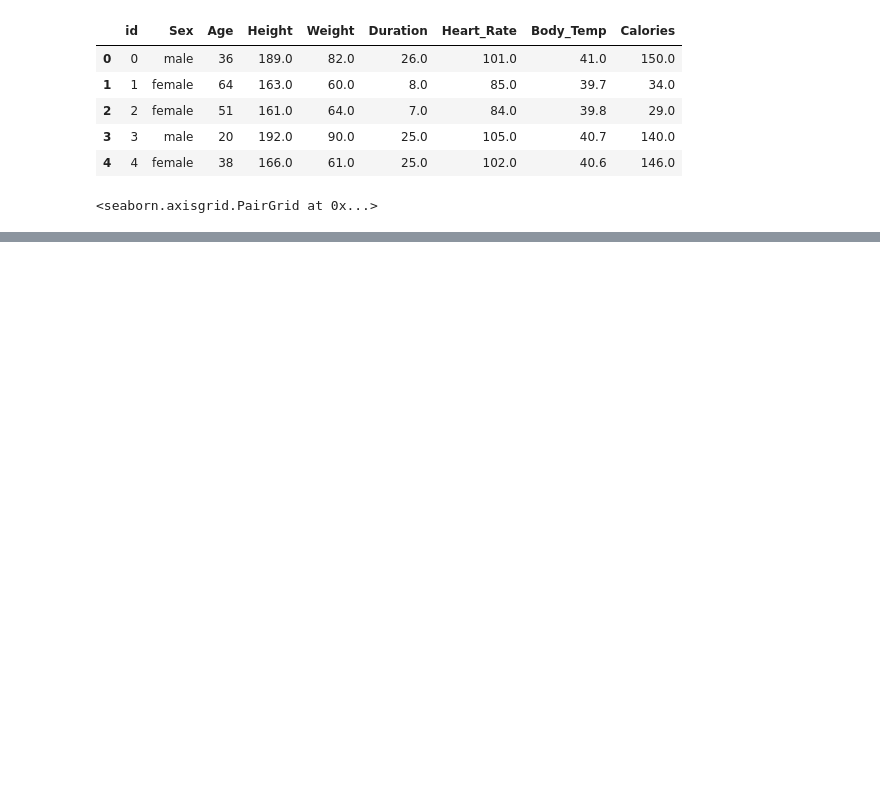
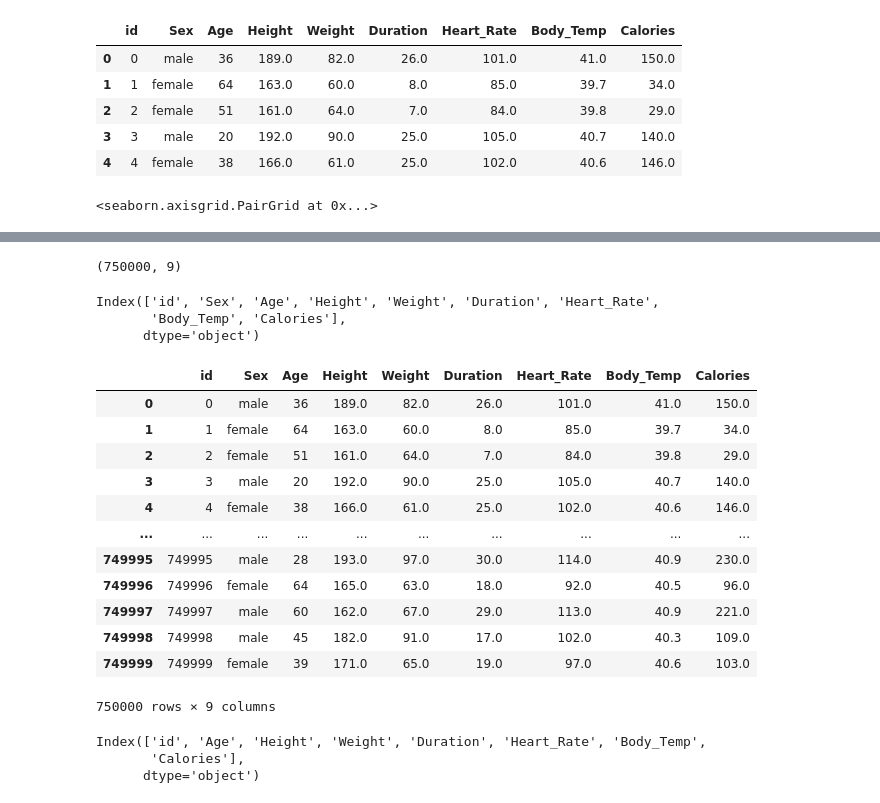
Before and after one commit to Abu-Taher01/Predict-Calorie-Expenditure, a Jupyter notebook: Welcome_To_Colab.ipynb, the cells around one changed output, grey strips where cells are left out. Saved outputs shown, nothing was run; the diff lists cells and outputs as text; code cells hidden in the pictures; blank space fills up the shorter version.

```diff
--- a/Welcome_To_Colab.ipynb
+++ b/Welcome_To_Colab.ipynb
@@ -97,0 +131,35 @@ import seaborn as sns
+# %%
+#dimensions of the dataframe
+train_df.shape
+# %% [output]
+(750000, 9)
+# %%
+train_df.columns
+# %% [output]
+Index(['id', 'Sex', 'Age', 'Height', 'Weight', 'Duration', 'Heart_Rate',
+       'Body_Temp', 'Calories'],
+      dtype='object')
+# %%
+#droping the duplicate values
+train_df.drop_duplicates()
+# %% [output]
+|  | id | Sex | Age | Height | Weight | Duration | Heart_Rate | Body_Temp | Calories |
+| 0 | 0 | male | 36 | 189.0 | 82.0 | 26.0 | 101.0 | 41.0 | 150.0 |
+| 1 | 1 | female | 64 | 163.0 | 60.0 | 8.0 | 85.0 | 39.7 | 34.0 |
+| 2 | 2 | female | 51 | 161.0 | 64.0 | 7.0 | 84.0 | 39.8 | 29.0 |
+| 3 | 3 | male | 20 | 192.0 | 90.0 | 25.0 | 105.0 | 40.7 | 140.0 |
+| 4 | 4 | female | 38 | 166.0 | 61.0 | 25.0 | 102.0 | 40.6 | 146.0 |
+| ... | ... | ... | ... | ... | ... | ... | ... | ... | ... |
+| 749995 | 749995 | male | 28 | 193.0 | 97.0 | 30.0 | 114.0 | 40.9 | 230.0 |
+| 749996 | 749996 | female | 64 | 165.0 | 63.0 | 18.0 | 92.0 | 40.5 | 96.0 |
+| 749997 | 749997 | male | 60 | 162.0 | 67.0 | 29.0 | 113.0 | 40.9 | 221.0 |
+| 749998 | 749998 | male | 45 | 182.0 | 91.0 | 17.0 | 102.0 | 40.3 | 109.0 |
+| 749999 | 749999 | female | 39 | 171.0 | 65.0 | 19.0 | 97.0 | 40.6 | 103.0 |
+750000 rows × 9 columns
+# %%
+numeric_columns=train_df.select_dtypes(include=['number']).columns
+print(numeric_columns)
+# %% [output]
+Index(['id', 'Age', 'Height', 'Weight', 'Duration', 'Heart_Rate', 'Body_Temp',
+       'Calories'],
+      dtype='object')
```
Also changed, not shown: parts of 4 cells of this notebook.
